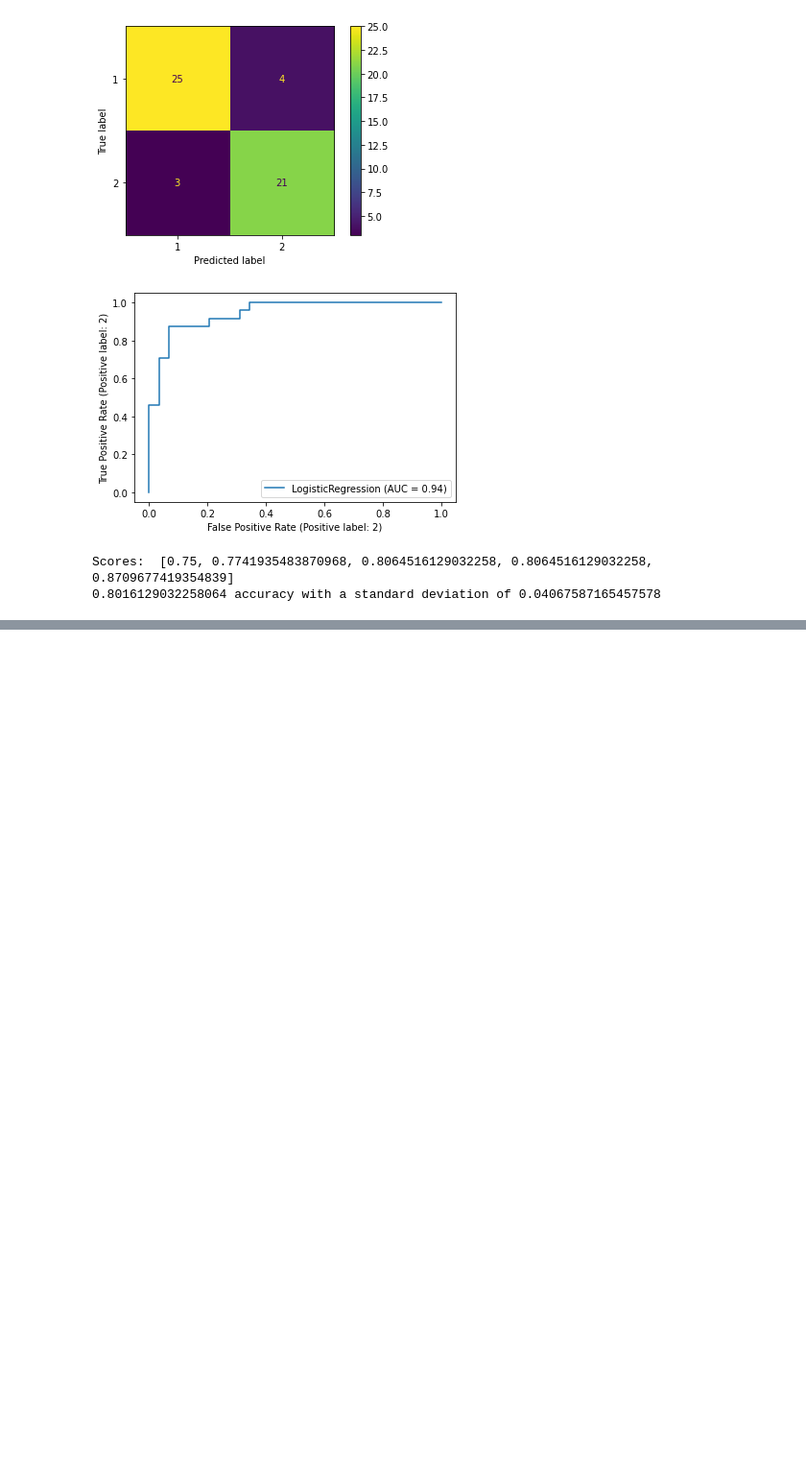
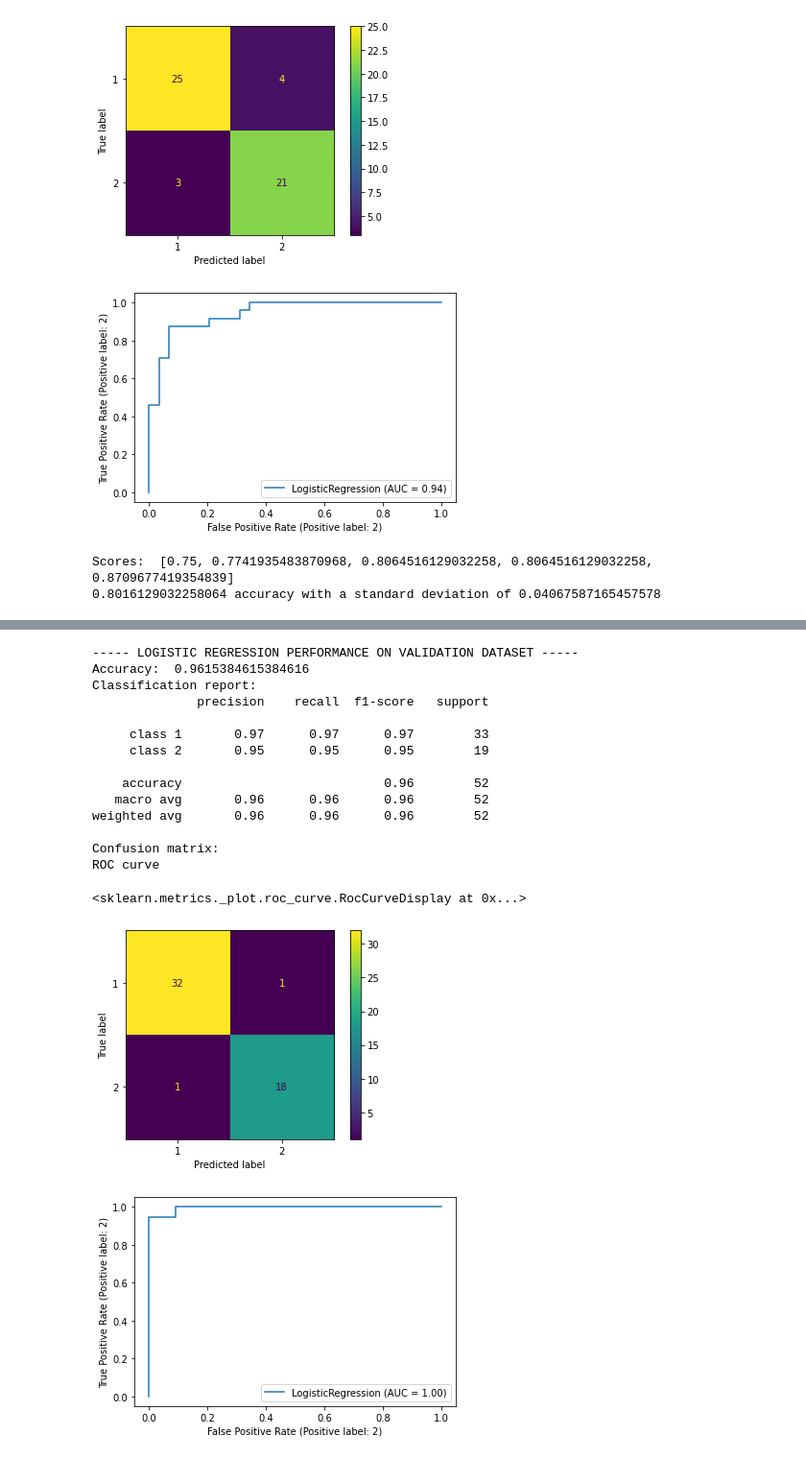
Before and after one commit to BioMedProjects/Intro-AI-Project, a Jupyter notebook: WDSI_project.ipynb, the cells around one changed output, grey strips where cells are left out. Shown: that part at 96% size. Drawn from its saved outputs; the diff is of its cells as text; code cells hidden in the pictures; blank space fills up the shorter version.

```diff
--- a/WDSI_project.ipynb
+++ b/WDSI_project.ipynb
@@ -586,0 +634,35 @@ Scores:  [0.75, 0.7741935483870968, 0.8064516129032258, 0.8064516129032258, 0.87
+# %%
+lr_classifier = LogisticRegression(solver='newton-cg', random_state=0).fit(data, target)
+# %%
+print('----- LOGISTIC REGRESSION PERFORMANCE ON VALIDATION DATASET -----')
+lr_predictions = lr_classifier.predict(data)
+lr_accuracy = accuracy_score(target, lr_predictions)
+print('Accuracy: ', lr_accuracy)
+
+print("Classification report:")
+target_names = ['class 1', 'class 2']
+print(classification_report(target, lr_predictions, target_names=target_names))
+
+print("Confusion matrix:")
+plot_confusion_matrix(lr_classifier, data, target)
+
+print("ROC curve")
+plot_roc_curve(lr_classifier, data, target)
+# %% [output]
+----- LOGISTIC REGRESSION PERFORMANCE ON VALIDATION DATASET -----
+Accuracy:  0.9615384615384616
+Classification report:
+              precision    recall  f1-score   support
+
+     class 1       0.97      0.97      0.97        33
+     class 2       0.95      0.95      0.95        19
+
+    accuracy                           0.96        52
+   macro avg       0.96      0.96      0.96        52
+weighted avg       0.96      0.96      0.96        52
+
+Confusion matrix:
+ROC curve
+<sklearn.metrics._plot.roc_curve.RocCurveDisplay at 0x...>
+[figure, added]
+[figure, added]
```
Also changed, not shown: parts of 12 cells of this notebook.
